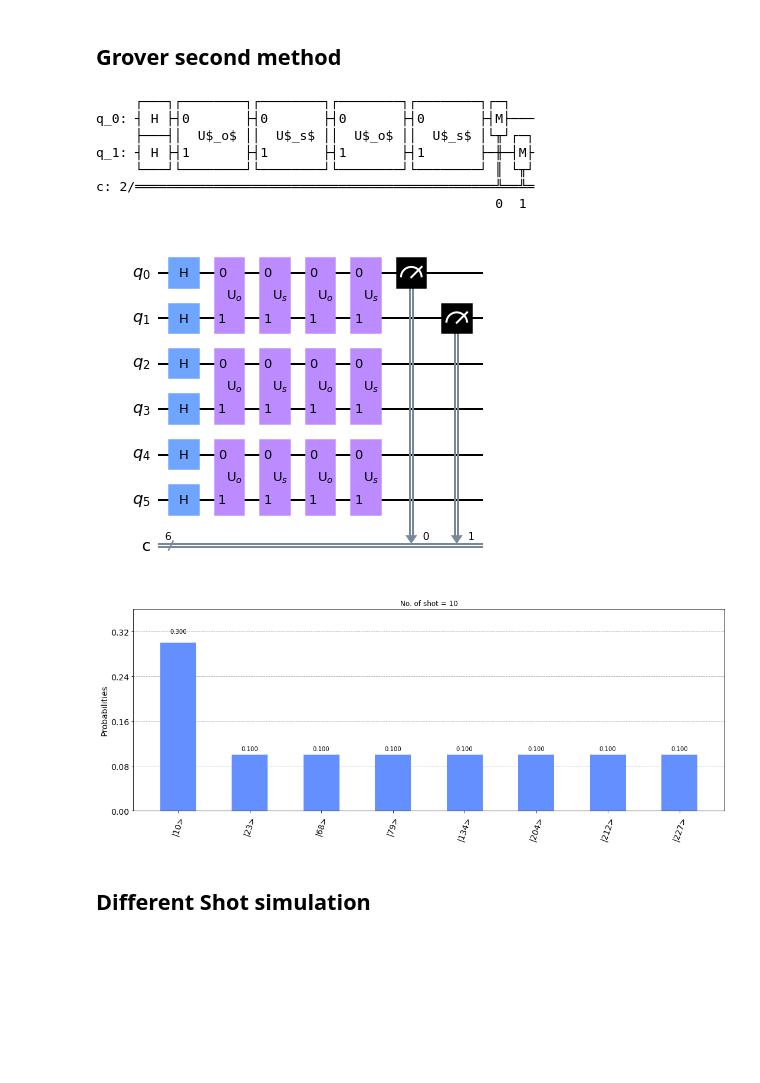
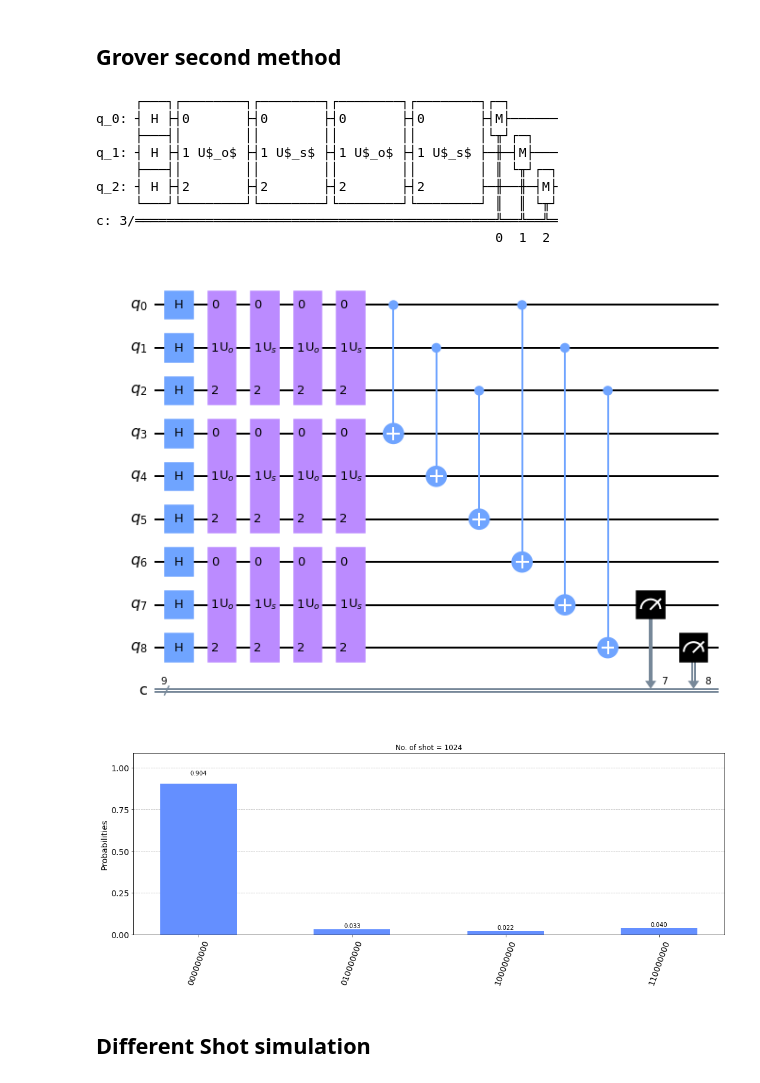
Before and after one commit to Jonathanchan1996/QM_Sandbox, a Jupyter notebook: finalProject.ipynb, the cells around one changed output. Cells and saved outputs as stored; diff of their text form; code cells hidden in the pictures; blank space fills up the shorter version.

```diff
--- a/finalProject.ipynb
+++ b/finalProject.ipynb
@@ -188,7 +188,7 @@ def diffuser(nqubits, name = 'U$_f$'):
     U_s.name = "U$_s$"
     return U_s
 
-def grover(noQubit, winners, loopTime=None):    #normal version
+def grover(noQubit, winners, loopTime=None):    #normal version, loopTime=Grover iteration
     qc = QuantumCircuit(noQubit,noQubit)
     qc.h(range(noQubit))
     if loopTime==None:
@@ -206,19 +206,24 @@ def groverRep(noQubit, winners, loopTime=None, repetition=1): #error correction,
     if loopTime==None:
         loopTime = int(np.ceil(np.sqrt(n/len(winners))))
 
-    for i in range(loopTime):
+    for i in range(loopTime): #Grover iteration
         #qc.append(oracle(noQubit,winners),range(noQubit))
         #qc.append(diffuser(noQubit), range(noQubit))
         for j in range(0, repetition):
                 qc.append(oracle(noQubit,winners),range(noQubit*j,noQubit*(j+1)))
                 qc.append(diffuser(noQubit), range(noQubit*j,noQubit*(j+1)))
-
-    qc.measure(range(noQubit),range(noQubit))
+    #repetition code
+    for i in range(noQubit):
+        for j in range(1,repetition):
+            qc.cx(i,i+j*noQubit)
+    #qc.measure(range(noQubit*repetition),range(noQubit*repetition))
+    qc.measure([repetition*noQubit-2,repetition*noQubit-1],[repetition*noQubit-2,repetition*noQubit-1])
+    #qc.measure([0,1],[0,1])
     return qc
 # %%
-n = 2
+n = 3
 #x = int('01', 2)
-winners = [2]
+winners = [1]
 qc = grover(n, winners)
 qc.draw()
 #fig, ax = plt.subplots(ncols=1, figsize=(15,6))
@@ -226,25 +231,28 @@ qc.draw()
 #fig.savefig('result/circuit'+str(n)+'qb_'+str(winner)+'win.png')
 # %% [output]
      ┌───┐┌────────┐┌────────┐┌────────┐┌────────┐┌─┐
-q_0: ┤ H ├┤0       ├┤0       ├┤0       ├┤0       ├┤M├───
-     ├───┤│  U$_o$ ││  U$_s$ ││  U$_o$ ││  U$_s$ │└╥┘┌─┐
-q_1: ┤ H ├┤1       ├┤1       ├┤1       ├┤1       ├─╫─┤M├
-     └───┘└────────┘└────────┘└────────┘└────────┘ ║ └╥┘
-c: 2/══════════════════════════════════════════════╩══╩═
-                                                   0  1
+q_0: ┤ H ├┤0       ├┤0       ├┤0       ├┤0       ├┤M├──────
+     ├───┤│        ││        ││        ││        │└╥┘┌─┐
+q_1: ┤ H ├┤1 U$_o$ ├┤1 U$_s$ ├┤1 U$_o$ ├┤1 U$_s$ ├─╫─┤M├───
+     ├───┤│        ││        ││        ││        │ ║ └╥┘┌─┐
+q_2: ┤ H ├┤2       ├┤2       ├┤2       ├┤2       ├─╫──╫─┤M├
+     └───┘└────────┘└────────┘└────────┘└────────┘ ║  ║ └╥┘
+c: 3/══════════════════════════════════════════════╩══╩══╩═
+                                                   0  1  2
 # %%
-n = 2
+n = 3
 #x = int('01', 2)
-winners = [2]
+winners = [3]
 qc = groverRep(n, winners, repetition=3)
-qc.draw()
+
+#qc.draw()
 fig, ax = plt.subplots(ncols=1, figsize=(15,6))
 qc.draw(output='mpl', ax=ax)
 # %% [output]
-[figure, old version]
+[figure, new version]
 # %%
 backend = Aer.get_backend('qasm_simulator')
-myshot=10
+myshot=1024
 result = execute(qc, backend, shots=myshot).result()
 counts = result.get_counts(qc)
 #print(counts)
@@ -252,15 +260,15 @@ counts = result.get_counts(qc)
 fig, ax = plt.subplots(ncols=1, figsize=(15,6))
 
 plot_histogram(counts, ax=ax)
-labels = [item.get_text() for item in ax.get_xticklabels()]
-labels = ['|'+str(int(lab,2))+'>' for lab in labels]
-ax.set_xticklabels(labels)
+#labels = [item.get_text() for item in ax.get_xticklabels()]
+#labels = ['|'+str(int(lab,2))+'>' for lab in labels]
+#ax.set_xticklabels(labels)
 ax.set_title("No. of shot = "+ str(myshot))
 fig.tight_layout()
 #fig.savefig('result/result'+str(n)+'qb_'+str(winner)+'win.png')
 #fig.savefig('result/result'+str(n)+'qb_'+str(winner)+'win.png')
 # %% [output]
-[figure, old version]
+[figure, new version]
 # %% [markdown]
 ## Different Shot simulation
 # %%
```
Also changed, not shown: 2 other files.
